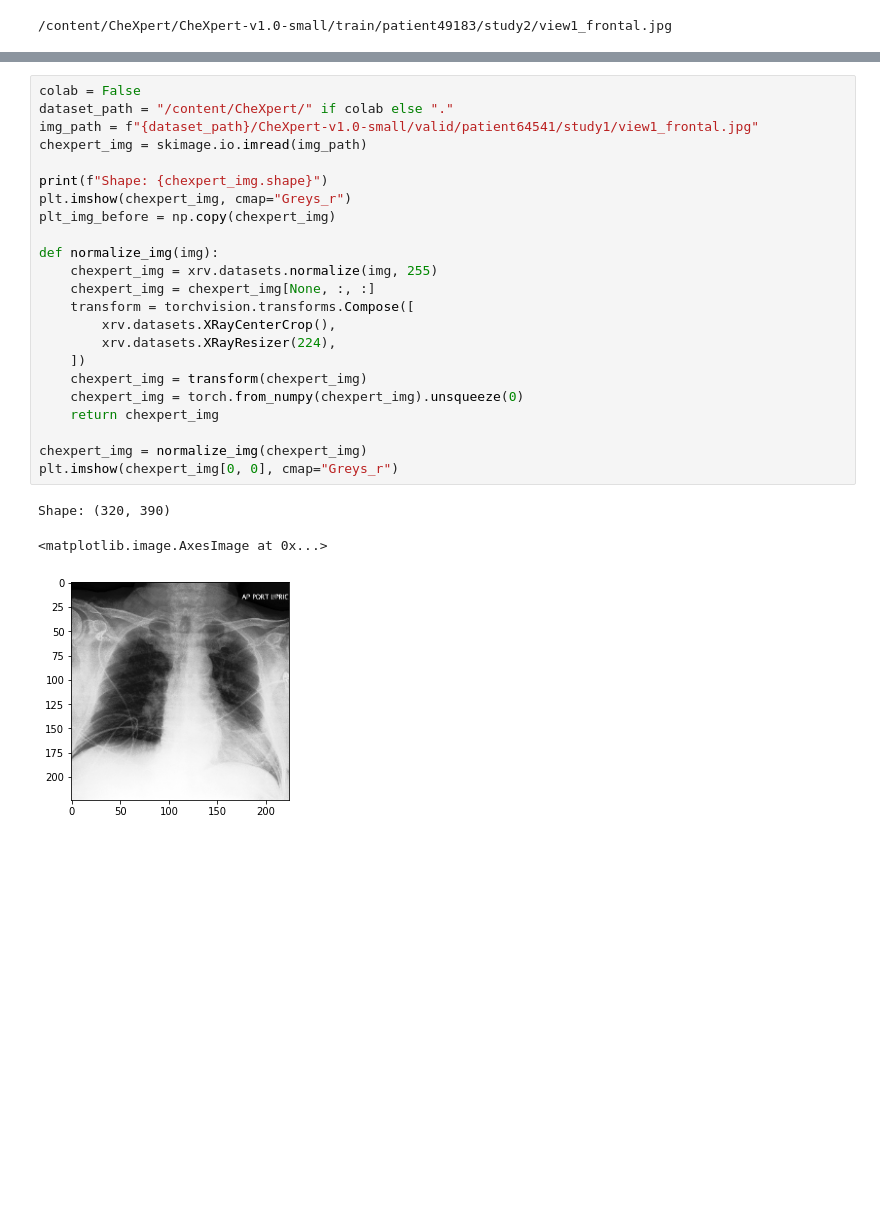
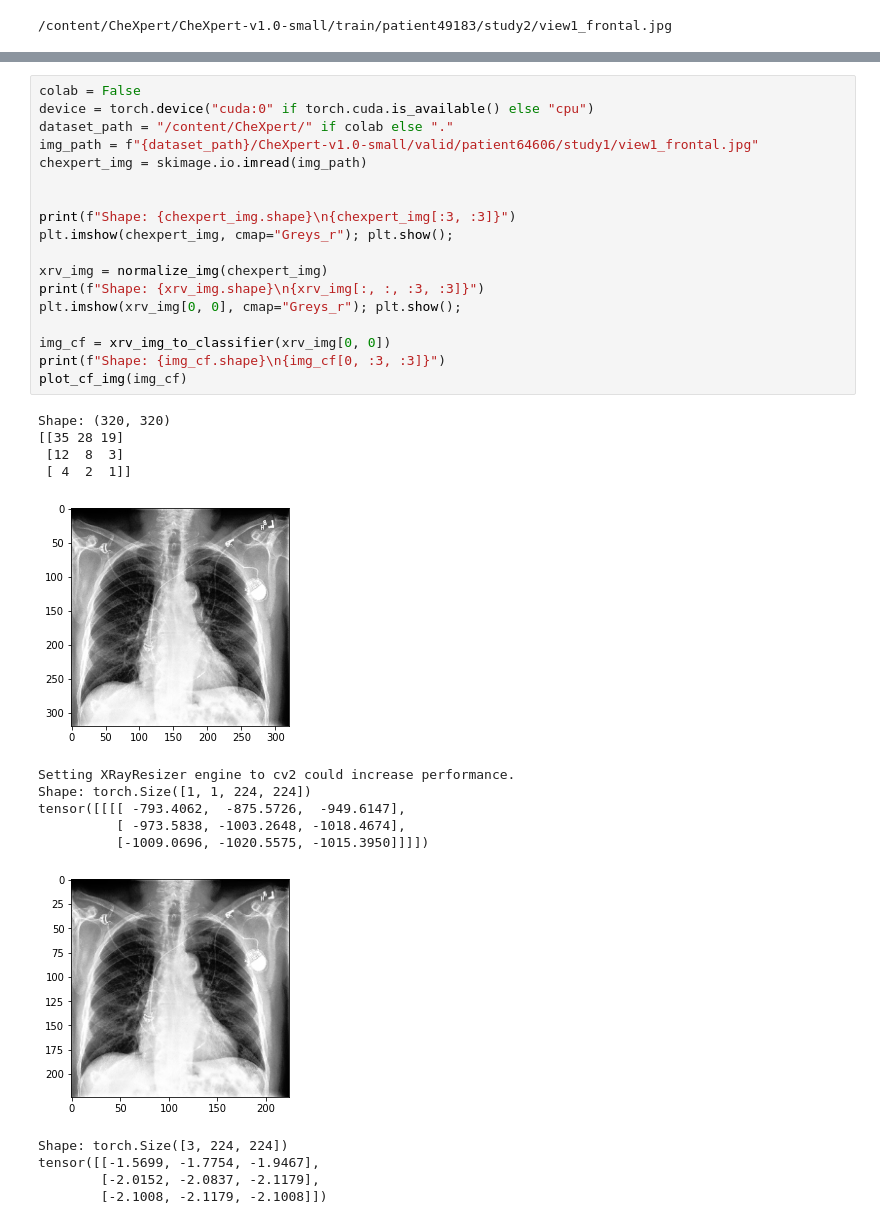
Before and after one commit to florianjuengermann/local-counterfactuals, a Jupyter notebook: XRV_Autoencoder.ipynb, the cells around one changed output, grey strips where cells are left out. Cells and saved outputs as stored; diff of their text form; blank space fills up the shorter version.

```diff
--- a/XRV_Autoencoder.ipynb
+++ b/XRV_Autoencoder.ipynb
@@ -46,27 +295,34 @@ Wall time: 5min 35s
 # %%
 colab = False
+device = torch.device("cuda:0" if torch.cuda.is_available() else "cpu")
 dataset_path = "/content/CheXpert/" if colab else "."
-img_path = f"{dataset_path}/CheXpert-v1.0-small/valid/patient64541/study1/view1_frontal.jpg"
+img_path = f"{dataset_path}/CheXpert-v1.0-small/valid/patient64606/study1/view1_frontal.jpg"
 chexpert_img = skimage.io.imread(img_path)
 
-print(f"Shape: {chexpert_img.shape}")
-plt.imshow(chexpert_img, cmap="Greys_r")
-plt_img_before = np.copy(chexpert_img)
 
-def normalize_img(img):
-    chexpert_img = xrv.datasets.normalize(img, 255)
-    chexpert_img = chexpert_img[None, :, :]
-    transform = torchvision.transforms.Compose([
-        xrv.datasets.XRayCenterCrop(),
-        xrv.datasets.XRayResizer(224),
-    ])
-    chexpert_img = transform(chexpert_img)
-    chexpert_img = torch.from_numpy(chexpert_img).unsqueeze(0)
-    return chexpert_img
+print(f"Shape: {chexpert_img.shape}\n{chexpert_img[:3, :3]}")
+plt.imshow(chexpert_img, cmap="Greys_r"); plt.show();
 
-chexpert_img = normalize_img(chexpert_img)
-plt.imshow(chexpert_img[0, 0], cmap="Greys_r")
+xrv_img = normalize_img(chexpert_img)
+print(f"Shape: {xrv_img.shape}\n{xrv_img[:, :, :3, :3]}")
+plt.imshow(xrv_img[0, 0], cmap="Greys_r"); plt.show();
+
+img_cf = xrv_img_to_classifier(xrv_img[0, 0])
+print(f"Shape: {img_cf.shape}\n{img_cf[0, :3, :3]}")
+plot_cf_img(img_cf)
 # %% [output]
-Shape: (320, 390)
+Shape: (320, 320)
+[[35 28 19]
+ [12  8  3]
+ [ 4  2  1]]
+[figure, new version]
-<matplotlib.image.AxesImage at 0x...>
+Setting XRayResizer engine to cv2 could increase performance.
+Shape: torch.Size([1, 1, 224, 224])
+tensor([[[[ -793.4062,  -875.5726,  -949.6147],
+          [ -973.5838, -1003.2648, -1018.4674],
+          [-1009.0696, -1020.5575, -1015.3950]]]])
-[figure, old version]
+[figure, added]
+Shape: torch.Size([3, 224, 224])
+tensor([[-1.5699, -1.7754, -1.9467],
+        [-2.0152, -2.0837, -2.1179],
+        [-2.1008, -2.1179, -2.1008]])
```
Also changed, not shown: parts of 19 cells of this notebook, 1 other file.
